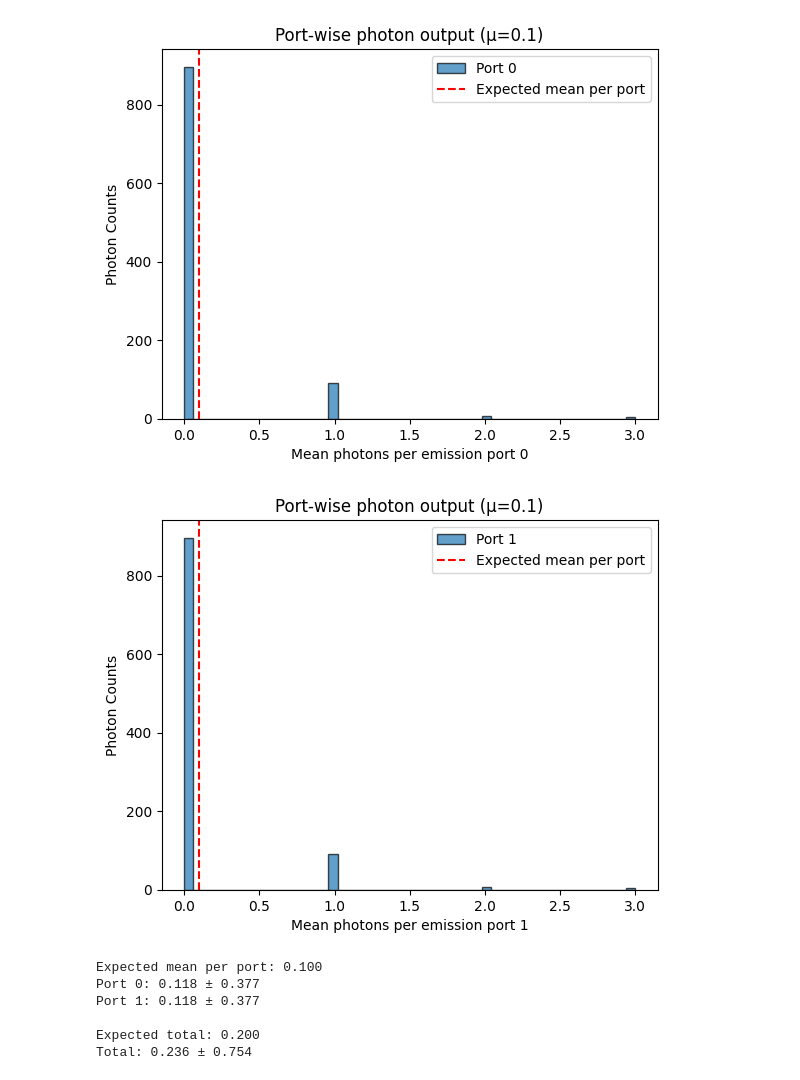
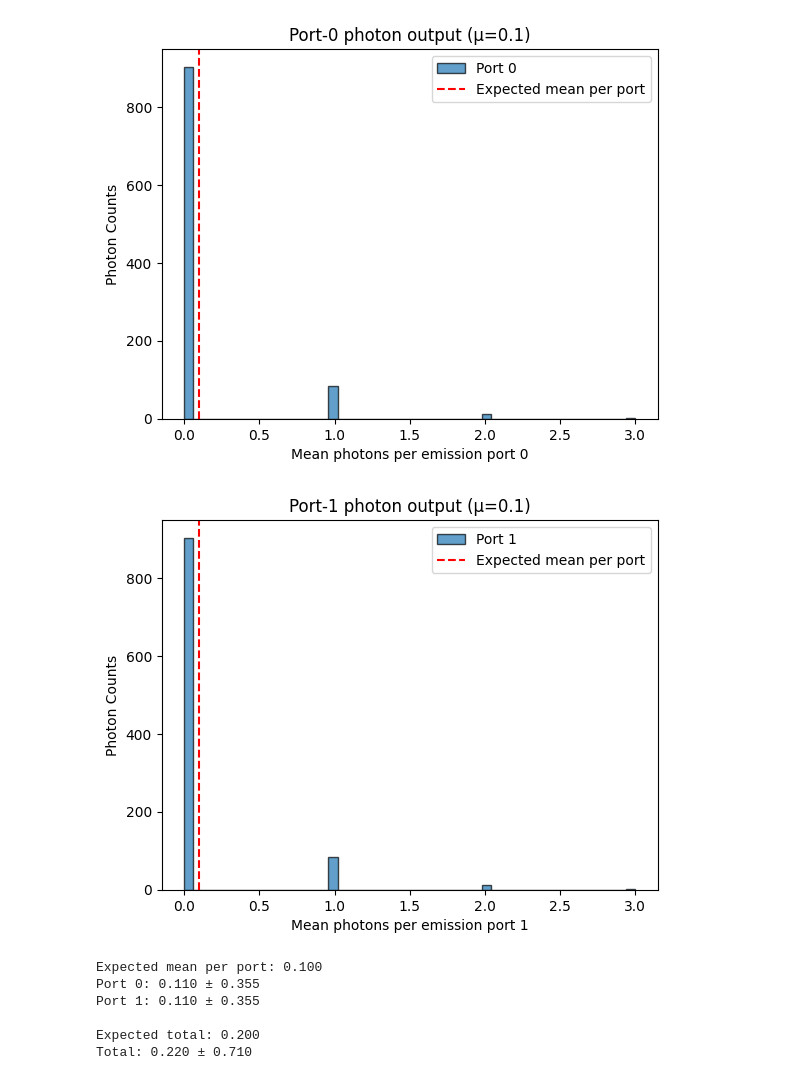
Before and after one commit to amlabdr/SeQUeNCe, a Jupyter notebook: example/source_node_test.ipynb, the cells around one changed output. Saved outputs shown, nothing was run; the diff lists cells and outputs as text; code cells hidden in the pictures.

```diff
--- a/example/source_node_test.ipynb
+++ b/example/source_node_test.ipynb
@@ -4,11 +2,13 @@ from sequence.components.spdc_source_node import SourceNode
 import numpy as np
 import matplotlib.pyplot as plt
 from sequence.kernel.timeline import Timeline
-from sequence.components.spdc_source_node import SourceNode
-from sequence.utils.encoding import time_bin
+from sequence.components.spdc_source_node import SpdcSourceNode
 from numpy import random
+from sequence.utils.encoding import polarization
 
-def test_source_node_emission(mean_photon_num=0.5, num_emissions=1, trials=100):
+
+
+def test_source_node_emission(mean_photon_num=0.5, num_pulses=1, trials=1, bell_state="psi+"):
     port0_means = []
     port1_means = []
     total_means = []
@@ -30,61 +30,58 @@ def test_source_node_emission(mean_photon_num=0.5, num_emissions=1, trials=100):
             'mean_photon_num': str(mean_photon_num),
             'phase_error': '0.0',
             'bandwidth': '0',
-            'encoding': time_bin,
+            'encoding': polarization,
+            'bell_state': bell_state
             }
 
-        node = SourceNode("source", timeline, config)
+        node = SpdcSourceNode("source", timeline, config)
 
         # Replace ports with dummy photon counters
         spy0 = DummyReceiver()
         spy1 = DummyReceiver()
         node.ports[0]._receivers[0] = spy0
         node.ports[1]._receivers[0] = spy1
-        state_list = []
-        for _ in range(num_emissions):
-            basis = random.randint(2)
-            bit = random.randint(2)
-            state_list.append(time_bin["bases"][basis][bit])
-        node.spdc.emit(state_list)
+
+        node.spdc.emit(num_pulses = num_pulses)
         timeline.run()
 
-        mean_port0 = spy0.count / num_emissions
-        mean_port1 = spy1.count / num_emissions
+        mean_port0 = spy0.count / num_pulses
+        mean_port1 = spy1.count / num_pulses
         port0_means.append(mean_port0)
         port1_means.append(mean_port1)
         total_means.append(mean_port0 + mean_port1)
 
     # Plot per-port means for port 0
     plt.hist(port0_means, bins=50, alpha=0.7, label='Port 0', edgecolor='black')
     plt.axvline(mean_photon_num, color='red', linestyle='--', label='Expected mean per port')
     plt.xlabel('Mean photons per emission port 0')
     plt.ylabel('Photon Counts')
-    plt.title(f'Port-wise photon output (μ={mean_photon_num})')
+    plt.title(f'Port-0 photon output (μ={mean_photon_num})')
     plt.legend()
     plt.show()
     # Plot per-port means for port 1
     plt.hist(port1_means, bins=50, alpha=0.7, label='Port 1', edgecolor='black')
     plt.axvline(mean_photon_num, color='red', linestyle='--', label='Expected mean per port')
     plt.xlabel('Mean photons per emission port 1')
     plt.ylabel('Photon Counts')
-    plt.title(f'Port-wise photon output (μ={mean_photon_num})')
+    plt.title(f'Port-1 photon output (μ={mean_photon_num})')
     plt.legend()
     plt.show()
     # Print stats
     print(f"\nExpected mean per port: {mean_photon_num:.3f}")
     print(f"Port 0: {np.mean(port0_means):.3f} ± {np.std(port0_means):.3f}")
     print(f"Port 1: {np.mean(port1_means):.3f} ± {np.std(port1_means):.3f}")
     print(f"\nExpected total: {mean_photon_num * 2:.3f}")
     print(f"Total: {np.mean(total_means):.3f} ± {np.std(total_means):.3f}")
 
 # Example run
-test_source_node_emission(mean_photon_num=.1, num_emissions=1, trials=1000)
+test_source_node_emission(mean_photon_num=.1, num_pulses=1, trials=1000, bell_state="psi+")
 # %% [output]
-[figure, old version]
+[figure, new version]
-[figure, old version]
+[figure, new version]
 Expected mean per port: 0.100
-Port 0: 0.118 ± 0.377
-Port 1: 0.118 ± 0.377
+Port 0: 0.110 ± 0.355
+Port 1: 0.110 ± 0.355
 
 Expected total: 0.200
-Total: 0.236 ± 0.754
+Total: 0.220 ± 0.710
```
Also changed, not shown: parts of 1 cell of this notebook, 12 other files.
